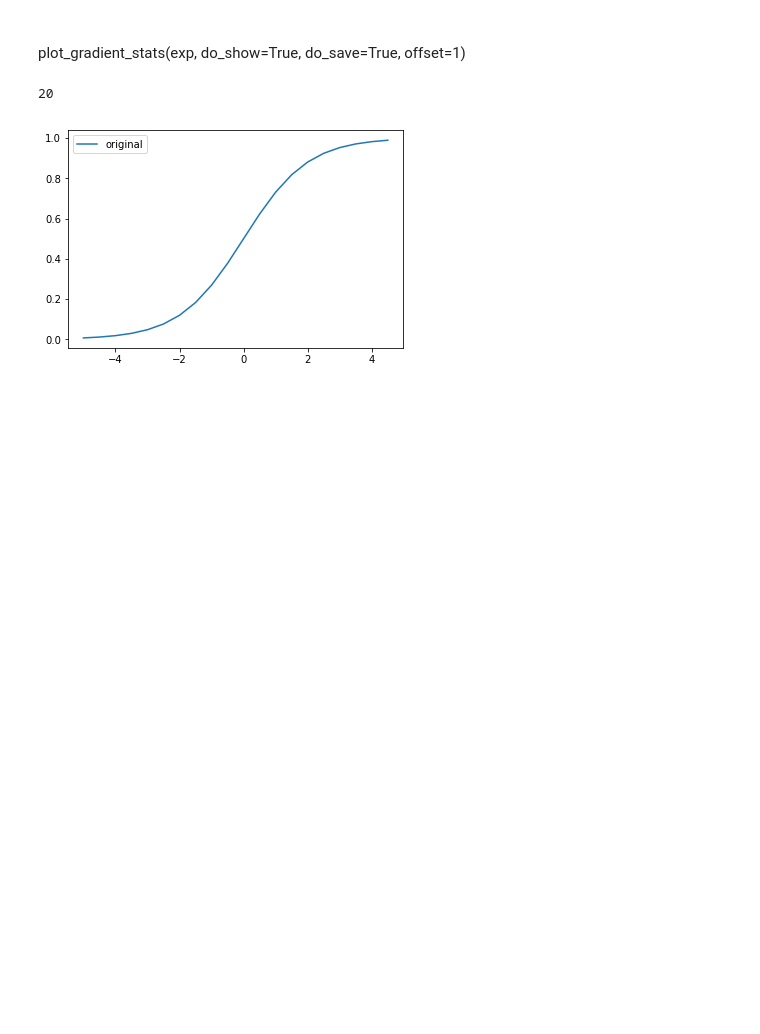
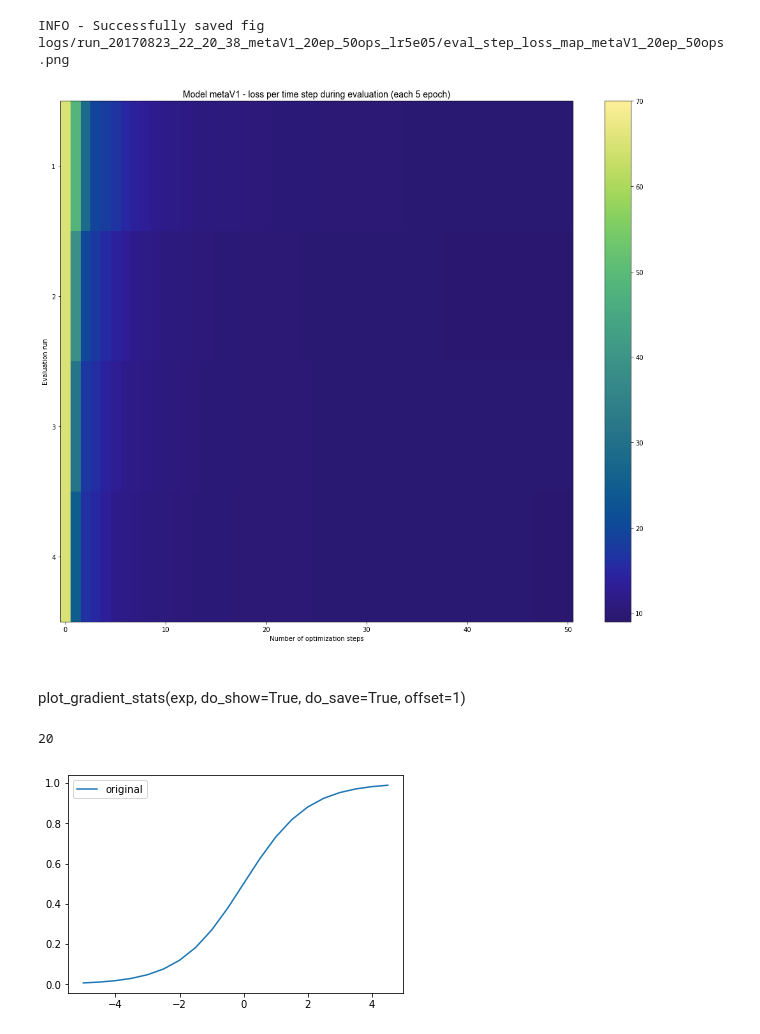
Before and after one commit to toologicbv/meta_learner, a Jupyter notebook: pytorch_expers.ipynb, the cells around one changed output. Drawn from its saved outputs; the diff is of its cells as text; code cells hidden in the pictures; blank space fills up the shorter version.

```diff
--- a/pytorch_expers.ipynb
+++ b/pytorch_expers.ipynb
@@ -42,8 +42,15 @@ import seaborn as sns
 
 %load_ext autoreload
 %autoreload 2
-# %%
-exp = Experiment.load("run_20170821_17_16_40_act_sbV1_20ep_nu0.9_lr5e05", do_log=False)
+# %%
+exp = Experiment.load("run_20170823_22_20_38_metaV1_20ep_50ops_lr5e05", do_log=False)
+# print(exp.epoch_stats["step_losses"])
+X = np.vstack(exp.epoch_stats["step_losses"].values())
+
+plot_image_map_losses(exp, data_set="eval", do_save=True, do_show=True)
+# %% [output]
+INFO - Successfully saved fig logs/run_20170823_22_20_38_metaV1_20ep_50ops_lr5e05/eval_step_loss_map_metaV1_20ep_50ops.png
+[figure, added]
 # %% [markdown]
 #
 plot_gradient_stats(exp, do_show=True, do_save=True, offset=1)
```
Also changed, not shown: 9 other files.
